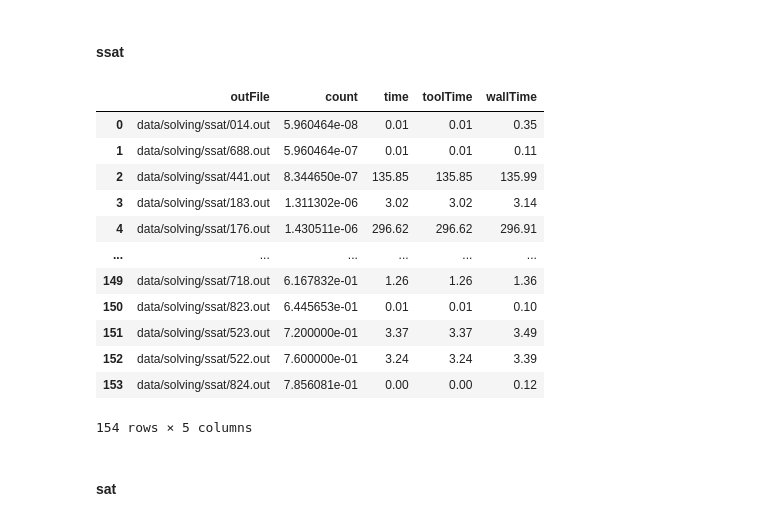
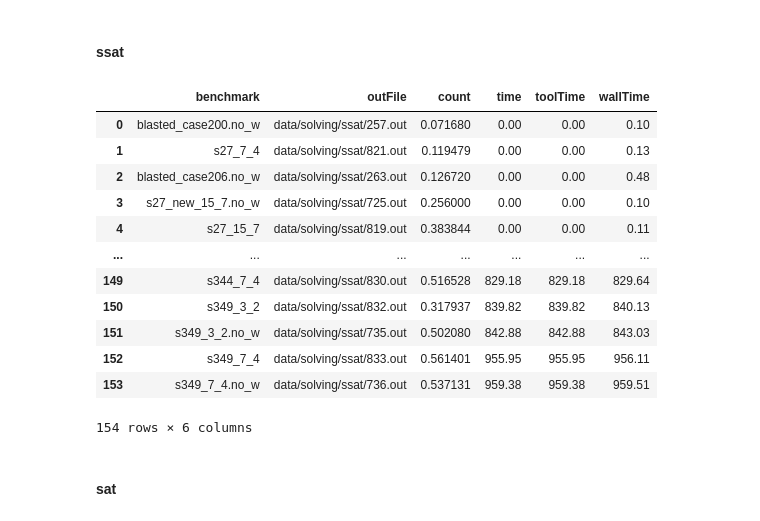
Before and after one commit to vardigroup/DPMC, a Jupyter notebook: experiments/procount.ipynb, the cells around one changed output. Saved outputs shown, nothing was run; the diff lists cells and outputs as text; code cells hidden in the pictures.

```diff
--- a/experiments/procount.ipynb
+++ b/experiments/procount.ipynb
@@ -17,9 +17,6 @@ from slurmqueen.slurm_experiment import SlurmInstance
 
 HOME = os.path.expanduser('~')
 
-class ExpError(ValueError):
-    pass
-
 def getFilePaths(nestedDirPaths, fileSuffix):
     assert isinstance(nestedDirPaths, list)
     filePaths = []
@@ -30,9 +27,7 @@ def getFilePaths(nestedDirPaths, fileSuffix):
                     filePath = os.path.join(dirPath, fileName)
                     filePath = filePath.replace('\\', '/') # Windows
                     filePaths.append(filePath)
-    if filePaths == []:
-        pass
-#         raise ExpError(f'no file with suffix {fileSuffix} in dirs {nestedDirPaths}')
+    assert filePaths, filePaths
     return sorted(filePaths)
 
 def getLines(filePath): # returns non-empty stripped lines
@@ -94,13 +89,13 @@ BENCHMARK_DIR_PATHS = [
     for ext in ['cnf', 'sdimacs', 'var', 'weight', 'wpcnf']
 ]
 
-class ProCountInst(SlurmInstance):
+class QueenInst(SlurmInstance):
     def getTable(self, stmt, suffix):
         return self.query(stmt).rename(
             columns={col: col + suffix for col in ['count', 'time']}
         )
 
-class ProCountExp(SlurmExperiment):
+class QueenExp(SlurmExperiment):
     def prepare_server(self, inst): # after file copying and before job submitting
         cmds = []
         for relPath in LG_DATA_PATHS + BENCHMARK_DIR_PATHS:
@@ -112,7 +107,7 @@ class ProCountExp(SlurmExperiment):
         inst.server.execute(cmd)
 
     def getInst(self):
-        return ProCountInst(self, EXP_CONFIG)
+        return QueenInst(self, EXP_CONFIG)
 
 WORKER_CMDS = '''
 #SBATCH --profile=ALL
@@ -350,7 +345,7 @@ class ProjmcExp(D4Exp):
     def getFlags(self):
         return ['-emc']
 # %%
-class SsatExp(ProCountExp):
+class SsatExp(QueenExp):
     def __init__(self, dataPath, secs=SECS3, serious=True):
         SlurmExperiment.__init__(
             self,
@@ -366,7 +361,7 @@ class SsatExp(ProCountExp):
             for file in getFilePaths(['benchmarks'], '.sdimacs')
         ]
 
-class SatExp(ProCountExp):
+class SatExp(QueenExp):
     def __init__(self, dataPath, secs=SECS3, serious=False):
         self.secs = secs
 
@@ -1457,29 +1451,29 @@ def writeNewSsatOutFile(outFilePath, newOutFilePath): # must not overwrite outFi
 # %%
 # writeNewOutDir(SSAT_DATA_PATH, writeNewSsatOutFile)
 
 SSAT0 = SsatExp(getNewDirPath(SSAT_DATA_PATH)).getInst()
 
 SSAT_TABLE = SSAT0.query('''
-select outFile,count,time,toolTime,wallTime from data
+select benchmark,outFile,count,time,toolTime,wallTime from data
 where time <= 1000 and count > 0
-order by count
+order by time,count
 ''')
 
 SSAT_TABLE
 # %% [output]
-|  | outFile | count | time | toolTime | wallTime |
-| 0 | data/solving/ssat/014.out | 5.960464e-08 | 0.01 | 0.01 | 0.35 |
-| 1 | data/solving/ssat/688.out | 5.960464e-07 | 0.01 | 0.01 | 0.11 |
-| 2 | data/solving/ssat/441.out | 8.344650e-07 | 135.85 | 135.85 | 135.99 |
-| 3 | data/solving/ssat/183.out | 1.311302e-06 | 3.02 | 3.02 | 3.14 |
-| 4 | data/solving/ssat/176.out | 1.430511e-06 | 296.62 | 296.62 | 296.91 |
-| ... | ... | ... | ... | ... | ... |
-| 149 | data/solving/ssat/718.out | 6.167832e-01 | 1.26 | 1.26 | 1.36 |
-| 150 | data/solving/ssat/823.out | 6.445653e-01 | 0.01 | 0.01 | 0.10 |
-| 151 | data/solving/ssat/523.out | 7.200000e-01 | 3.37 | 3.37 | 3.49 |
-| 152 | data/solving/ssat/522.out | 7.600000e-01 | 3.24 | 3.24 | 3.39 |
-| 153 | data/solving/ssat/824.out | 7.856081e-01 | 0.00 | 0.00 | 0.12 |
+|  | benchmark | outFile | count | time | toolTime | wallTime |
+| 0 | blasted_case200.no_w | data/solving/ssat/257.out | 0.071680 | 0.00 | 0.00 | 0.10 |
+| 1 | s27_7_4 | data/solving/ssat/821.out | 0.119479 | 0.00 | 0.00 | 0.13 |
+| 2 | blasted_case206.no_w | data/solving/ssat/263.out | 0.126720 | 0.00 | 0.00 | 0.48 |
+| 3 | s27_new_15_7.no_w | data/solving/ssat/725.out | 0.256000 | 0.00 | 0.00 | 0.10 |
+| 4 | s27_15_7 | data/solving/ssat/819.out | 0.383844 | 0.00 | 0.00 | 0.11 |
+| ... | ... | ... | ... | ... | ... | ... |
+| 149 | s344_7_4 | data/solving/ssat/830.out | 0.516528 | 829.18 | 829.18 | 829.64 |
+| 150 | s349_3_2 | data/solving/ssat/832.out | 0.317937 | 839.82 | 839.82 | 840.13 |
+| 151 | s349_3_2.no_w | data/solving/ssat/735.out | 0.502080 | 842.88 | 842.88 | 843.03 |
+| 152 | s349_7_4 | data/solving/ssat/833.out | 0.561401 | 955.95 | 955.95 | 956.11 |
+| 153 | s349_7_4.no_w | data/solving/ssat/736.out | 0.537131 | 959.38 | 959.38 | 959.51 |
-154 rows × 5 columns
+154 rows × 6 columns
 # %% [markdown]
 #### sat
 # %%
```
Also changed, not shown: parts of 18 cells of this notebook, 2 other files.
